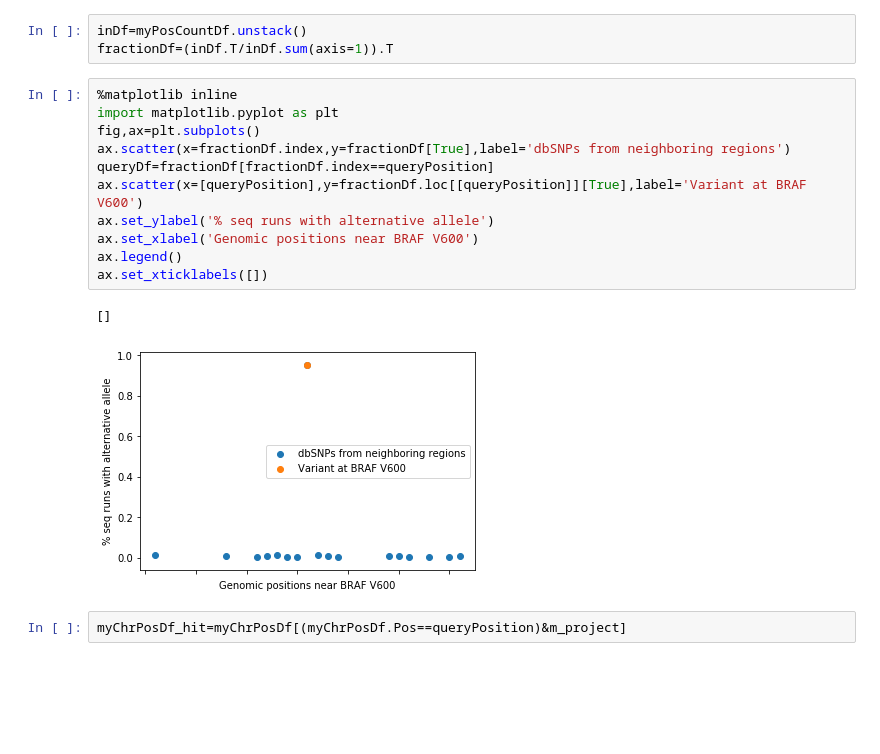
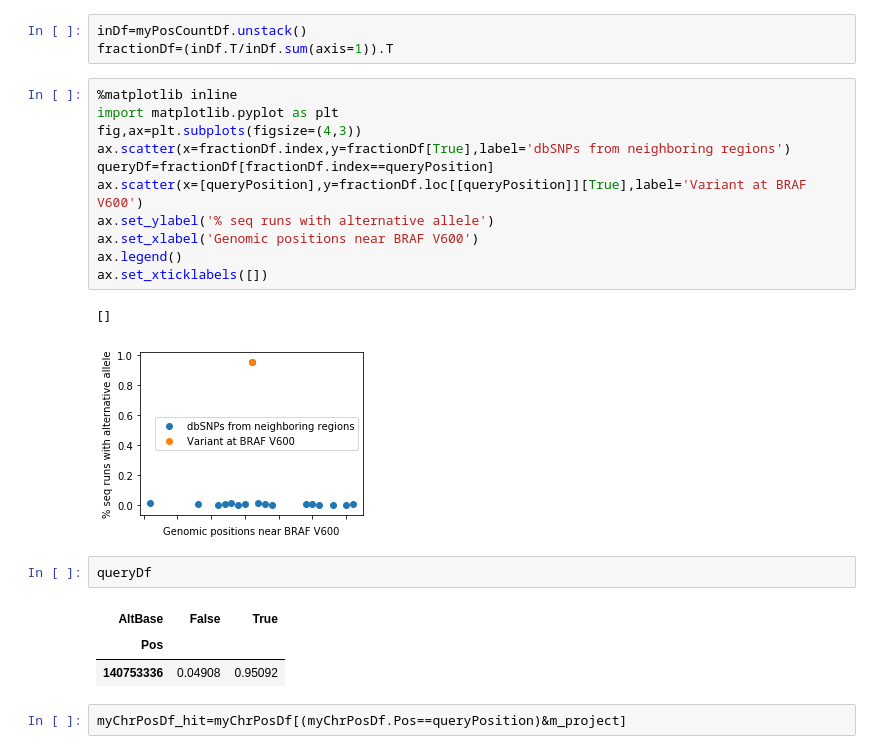
Before and after one commit to brianyiktaktsui/Skymap, a Jupyter notebook: Analysis/SingleCellLeukemia.ipynb, the cells around one changed output. Drawn from its saved outputs; the diff is of its cells as text; blank space fills up the shorter version.

```diff
--- a/Analysis/SingleCellLeukemia.ipynb
+++ b/Analysis/SingleCellLeukemia.ipynb
@@ -183,16 +183,22 @@ fractionDf=(inDf.T/inDf.sum(axis=1)).T
 # %%
 %matplotlib inline
 import matplotlib.pyplot as plt
-fig,ax=plt.subplots()
+fig,ax=plt.subplots(figsize=(4,3))
 ax.scatter(x=fractionDf.index,y=fractionDf[True],label='dbSNPs from neighboring regions')
 queryDf=fractionDf[fractionDf.index==queryPosition]
 ax.scatter(x=[queryPosition],y=fractionDf.loc[[queryPosition]][True],label='Variant at BRAF V600')
 ax.set_ylabel('% seq runs with alternative allele')
 ax.set_xlabel('Genomic positions near BRAF V600')
 ax.legend()
 ax.set_xticklabels([])
 # %% [output]
 []
-[figure, old version]
+[figure, new version]
+# %%
+queryDf
+# %% [output]
+| AltBase | False | True |
+| Pos |  |  |
+| 140753336 | 0.04908 | 0.95092 |
 # %%
 myChrPosDf_hit=myChrPosDf[(myChrPosDf.Pos==queryPosition)&m_project]
```
Also changed, not shown: parts of 11 cells of this notebook, 14 other files.
